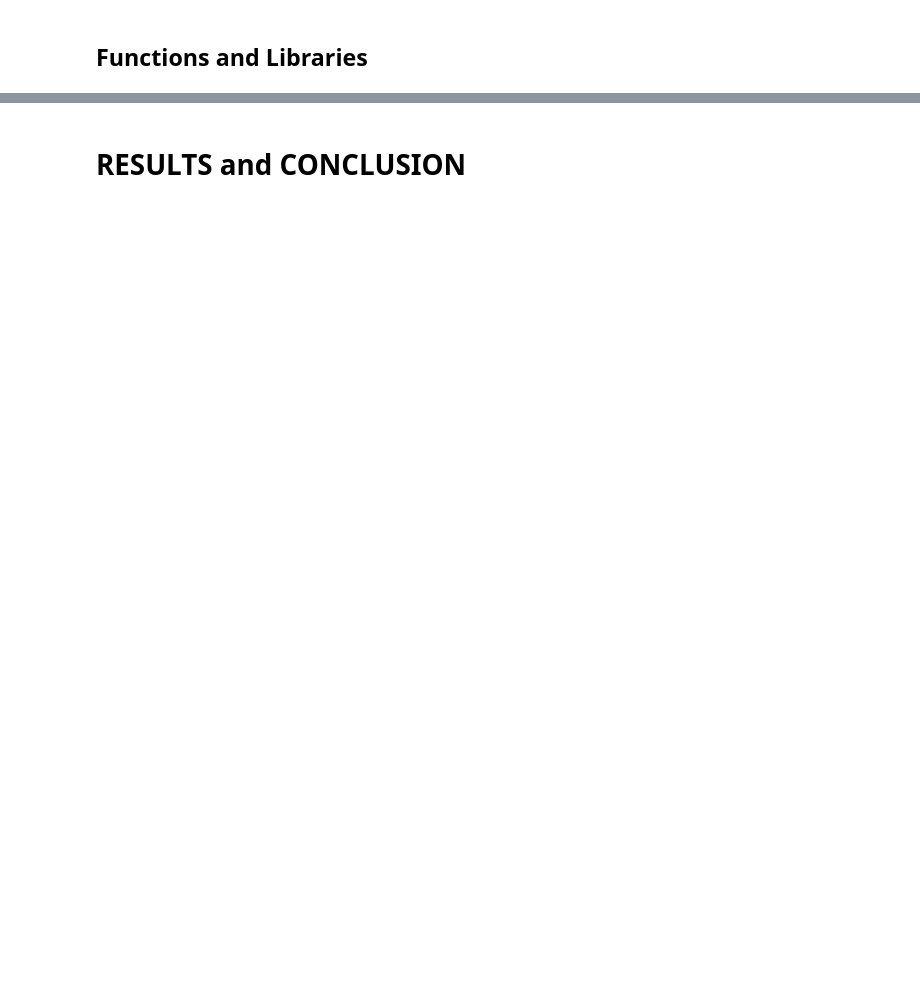
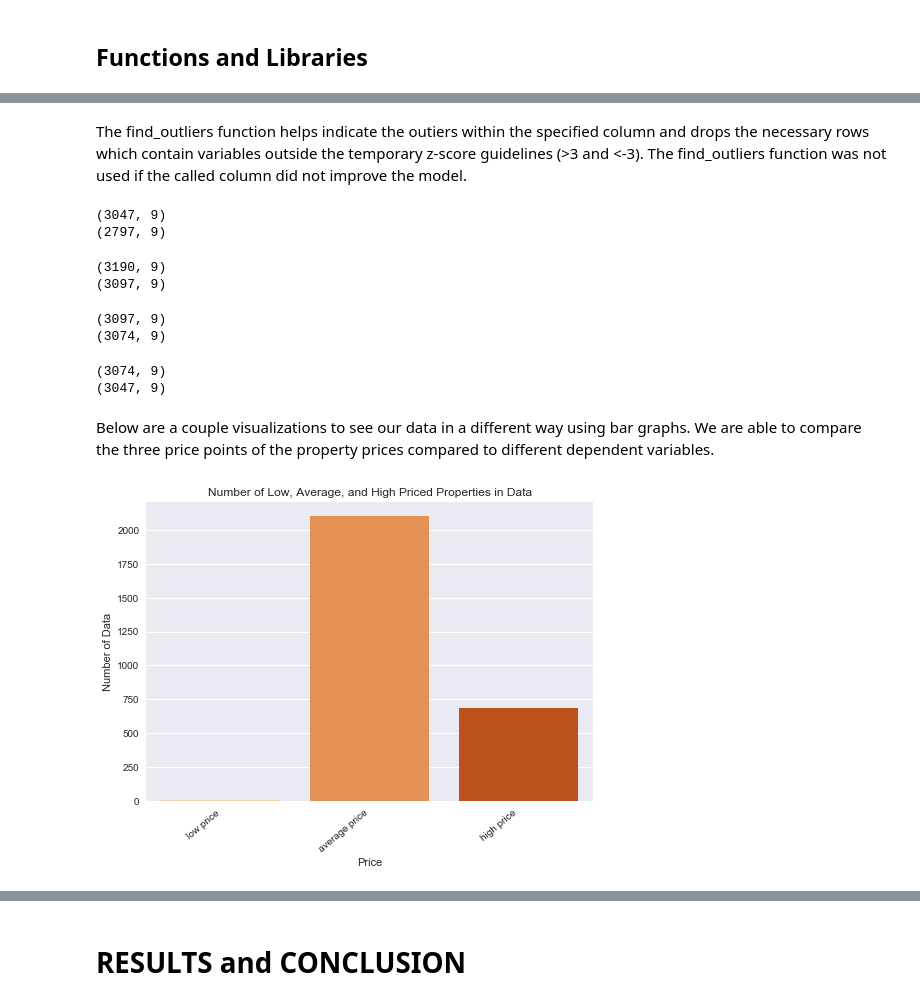
Before and after one commit to ohsusanna93/dsc-capstone-project-v2-online-ds-pt-100719, a Jupyter notebook: susanna's capstone/project.ipynb, the cells around one changed output, grey strips where cells are left out. Drawn from its saved outputs; the diff is of its cells as text; code cells hidden in the pictures; blank space fills up the shorter version.

```diff
--- a/susanna's capstone/project.ipynb
+++ b/susanna's capstone/project.ipynb
@@ -498,0 +758,53 @@ apartments
+# %% [markdown]
+The find_outliers function helps indicate the outiers within the specified column and drops the necessary rows which contain variables outside the temporary z-score guidelines (>3 and <-3). The find_outliers function was not used if the called column did not improve the model.
+# %%
+print(df.shape)
+idx_outs = find_outliers(df['location'])
+df = df.loc[idx_outs==False]
+print(df.shape)
+#removing outliers from called column.
+# %% [output]
+(3047, 9)
+(2797, 9)
+# %%
+print(df.shape)
+idx_outs = find_outliers(df['price'])
+df = df.loc[idx_outs==False]
+print(df.shape)
+#removing outliers from called column.
+# %% [output]
+(3190, 9)
+(3097, 9)
+# %%
+print(df.shape)
+idx_outs = find_outliers(df['bathrooms'])
+df = df.loc[idx_outs==False]
+print(df.shape)
+# %% [output]
+(3097, 9)
+(3074, 9)
+# %%
+print(df.shape)
+idx_outs = find_outliers(df['floorsize'])
+df = df.loc[idx_outs==False]
+print(df.shape)
+# %% [output]
+(3074, 9)
+(3047, 9)
+# %%
+bins = [0,76900, 974267,8250000]
+labels = ['low price', 'average price', 'high price']
+df['price point'] = pd.cut(df['price'], bins=bins, labels=labels)
+#create price point column
+# %% [markdown]
+Below are a couple visualizations to see our data in a different way using bar graphs. We are able to compare the three price points of the property prices compared to different dependent variables.
+# %%
+y= df["price point"].value_counts()
+ax = sns.barplot(y.index, y.values, palette="Oranges")
+ax.set_title('Number of Low, Average, and High Priced Properties in Data')
+ax.set(xlabel='Price', ylabel='Number of Data')
+ax.set_xticklabels(ax.get_xticklabels(), rotation=40, ha="right")
+plt.show();
+#unbalanced data
+# %% [output]
+[figure, added]
```
Also changed, not shown: parts of 119 cells of this notebook, 3 other files.
